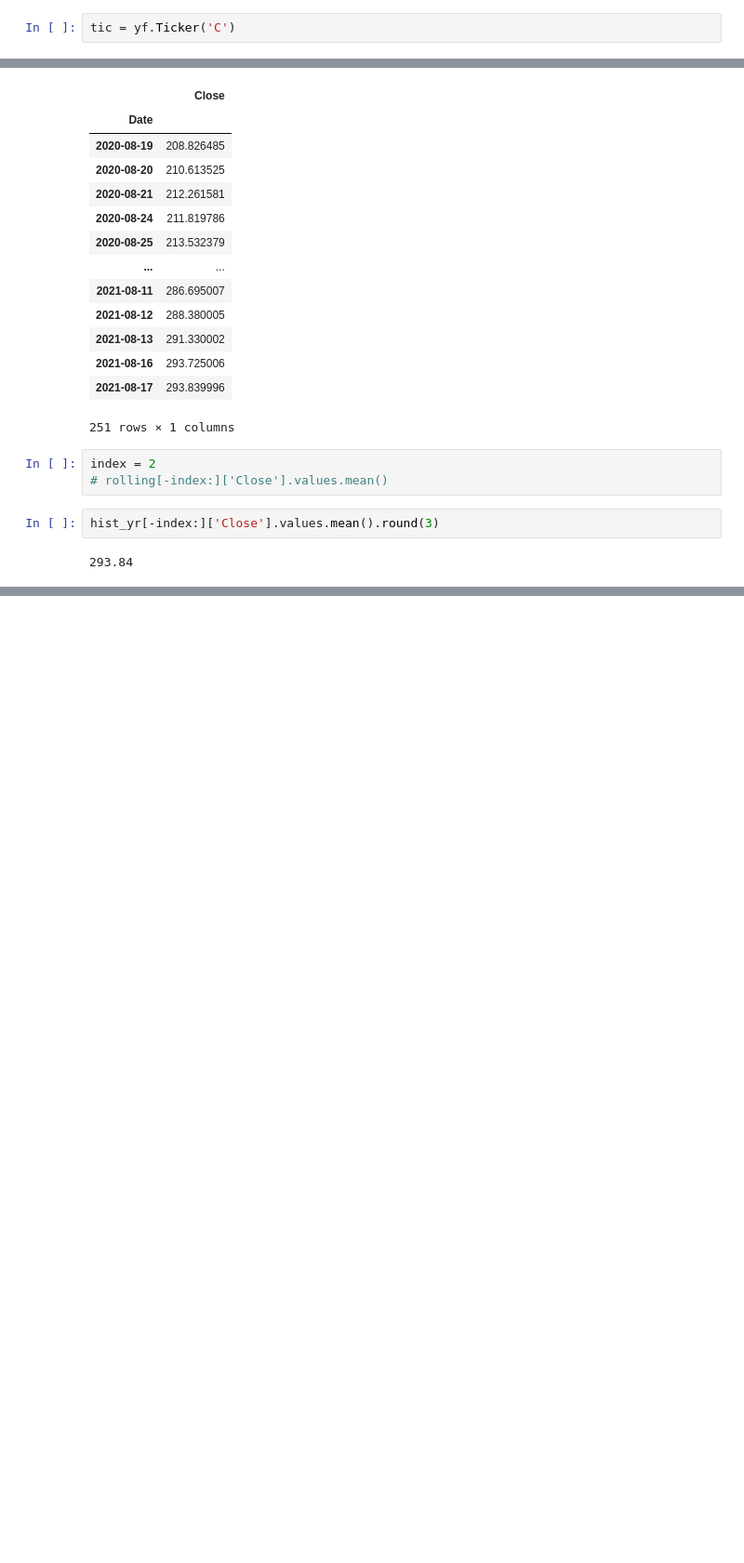
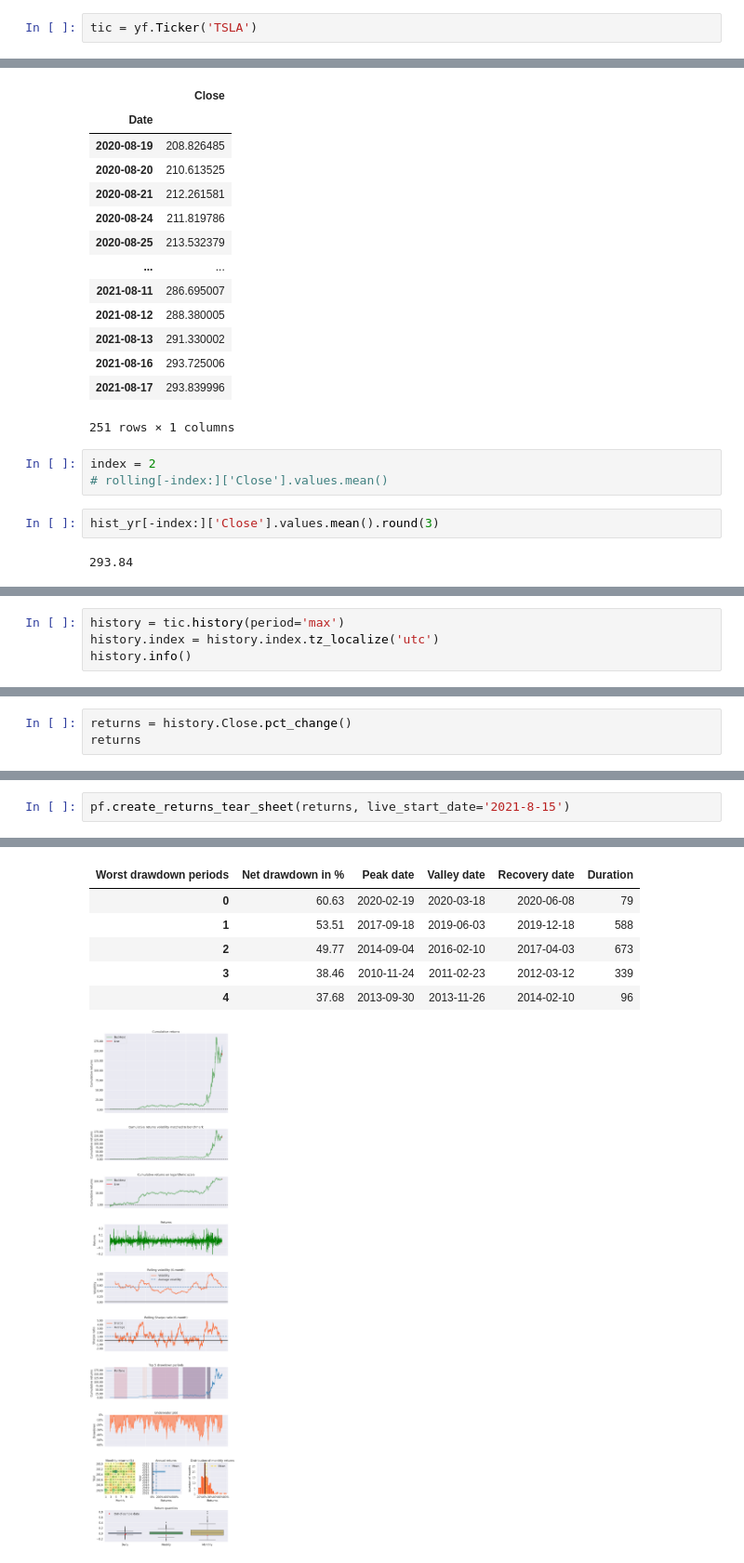
Before and after one commit to jpgrose/equity_information, a Jupyter notebook: test_code.ipynb, the cells around one changed output, grey strips where cells are left out. Shown: that part at 93% size. Cells and saved outputs as stored; diff of their text form; blank space fills up the shorter version.

```diff
--- a/test_code.ipynb
+++ b/test_code.ipynb
@@ -8,7 +9,7 @@ import streamlit as st
 # %%
 tickers_csv = pd.read_csv('test_tics.csv')
 # %%
-tic = yf.Ticker('C')
+tic = yf.Ticker('TSLA')
 # %%
 tic
 # %% [output]
@@ -385,0 +364,4 @@ hist_yr[-index:]['Close'].values.mean().round(3)
+# %%
+history = tic.history(period='max')
+history.index = history.index.tz_localize('utc')
+history.info()
@@ -385,0 +383,3 @@ hist_yr[-index:]['Close'].values.mean().round(3)
+# %%
+returns = history.Close.pct_change()
+returns
@@ -385,0 +400,3 @@ hist_yr[-index:]['Close'].values.mean().round(3)
+# %%
+pf.create_returns_tear_sheet(returns, live_start_date='2021-8-15')
+# %% [output]
@@ -385,0 +421,7 @@ hist_yr[-index:]['Close'].values.mean().round(3)
+| Worst drawdown periods | Net drawdown in % | Peak date | Valley date | Recovery date | Duration |
+| 0 | 60.63 | 2020-02-19 | 2020-03-18 | 2020-06-08 | 79 |
+| 1 | 53.51 | 2017-09-18 | 2019-06-03 | 2019-12-18 | 588 |
+| 2 | 49.77 | 2014-09-04 | 2016-02-10 | 2017-04-03 | 673 |
+| 3 | 38.46 | 2010-11-24 | 2011-02-23 | 2012-03-12 | 339 |
+| 4 | 37.68 | 2013-09-30 | 2013-11-26 | 2014-02-10 | 96 |
+[figure, added]
```
Also changed, not shown: parts of 14 cells of this notebook, 1 other file.
